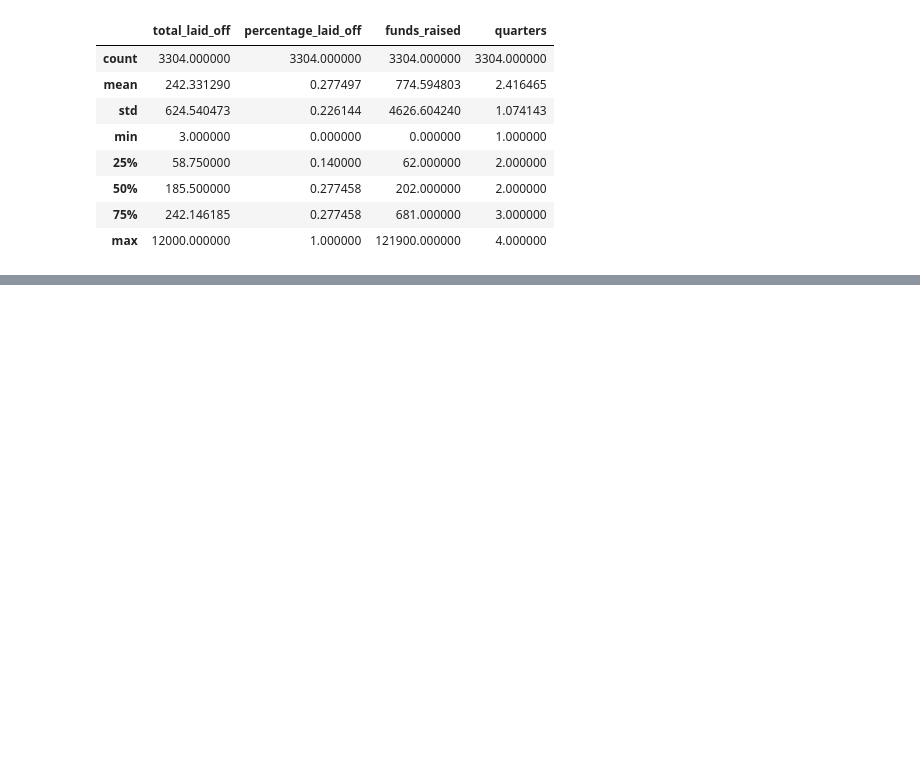
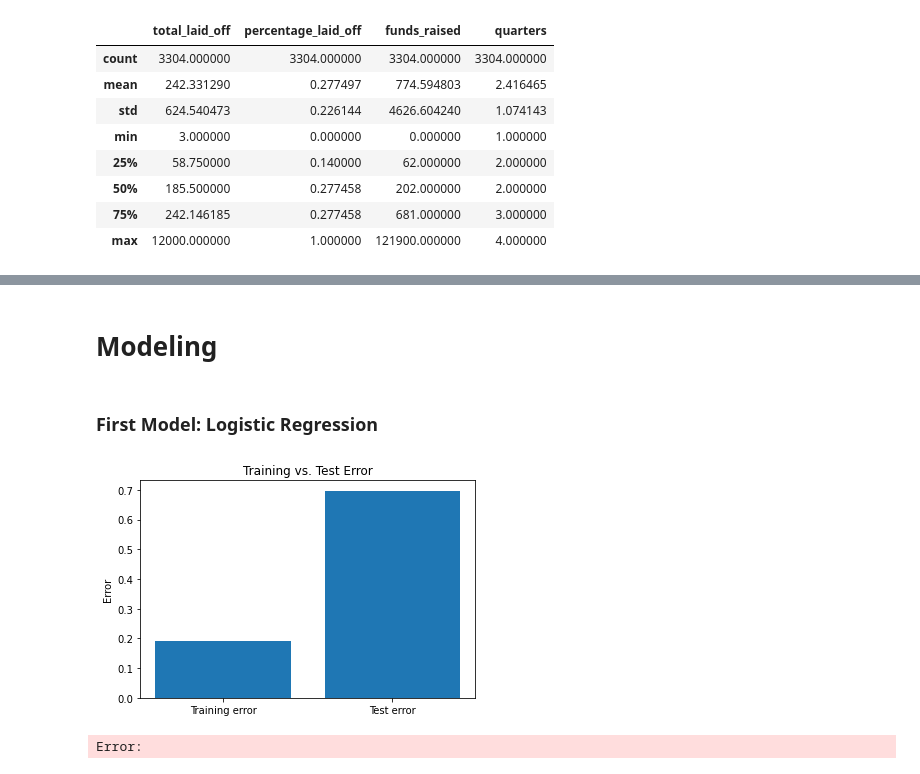
Before and after one commit to GilenW/CSE151A_FINAL_PROJECT, a Jupyter notebook: final_project.ipynb, the cells around one changed output, grey strips where cells are left out. Drawn from its saved outputs; the diff is of its cells as text; code cells hidden in the pictures; blank space fills up the shorter version.

```diff
--- a/final_project.ipynb
+++ b/final_project.ipynb
@@ -325,3 +310,9 @@ layoffdf.describe()
 | 50% | 185.500000 | 0.277458 | 202.000000 | 2.000000 |
 | 75% | 242.146185 | 0.277458 | 681.000000 | 3.000000 |
 | max | 12000.000000 | 1.000000 | 121900.000000 | 4.000000 |
+# %%
+from sklearn.preprocessing import MinMaxScaler
+
+min_max_scaler = MinMaxScaler()
+columns_to_normalize = ['total_laid_off', 'funds_raised','percentage_laid_off']
+layoffdf[columns_to_normalize] = min_max_scaler.fit_transform(layoffdf[columns_to_normalize])
@@ -327,0 +347,10 @@ layoffdf.describe()
+# %%
+from sklearn.preprocessing import OneHotEncoder
+encoder = OneHotEncoder(sparse=False, drop='first',handle_unknown='ignore')
+categorical_cols = ['industry', 'stage','location', 'country','company']
+encoded_data = encoder.fit_transform(layoffdf[ categorical_cols])
+encoded_df = pd.DataFrame(encoded_data, columns=encoder.get_feature_names_out( categorical_cols))
+# %%
+encoded_df.index = layoffdf.index
+layoffdf = layoffdf.drop(columns=categorical_cols)
+layoffdf = pd.concat([layoffdf, encoded_df], axis=1)
@@ -327,0 +373,42 @@ layoffdf.describe()
+# %% [markdown]
+# Modeling
+# %%
+from sklearn.model_selection import train_test_split
+X = layoffdf.drop('quarters', axis=1)
+y = layoffdf['quarters']
+X_train, X_test, y_train, y_test = train_test_split(X, y, test_size=0.2, random_state=42)
+# %% [markdown]
+### First Model: Logistic Regression
+# %%
+from sklearn.linear_model import LogisticRegression
+from sklearn.metrics import accuracy_score, classification_report
+
+
+model_lg = LogisticRegression(multi_class='multinomial', solver='lbfgs', max_iter=1000, random_state=42)
+model_lg.fit(X_train, y_train)
+y_train_pred = model_lg.predict(X_train)
+y_test_pred = model_lg.predict(X_test)
+
+train_accuracy = accuracy_score(y_train, y_train_pred)
+test_accuracy = accuracy_score(y_test, y_test_pred)
+
+# Plotting
+plt.bar(['Training error', 'Test error'], [1-train_accuracy, 1-test_accuracy])
+plt.ylabel('Error')
+plt.title('Training vs. Test Error')
+plt.show()
+# %% [output]
+[figure, added]
+# %%
+from tensorflow.keras.models import Sequential
+from tensorflow.keras.layers import Dense
+
+model = Sequential()
+
+model.add(Dense(12, activation='relu', input_shape=(X_train.shape[1],)))
+
+model.add(Dense(8, activation='relu'))
+
+model.add(Dense(y_train.shape[1], activation='softmax'))
+# %% [output]
+Error:
```
Also changed, not shown: parts of 16 cells of this notebook.
